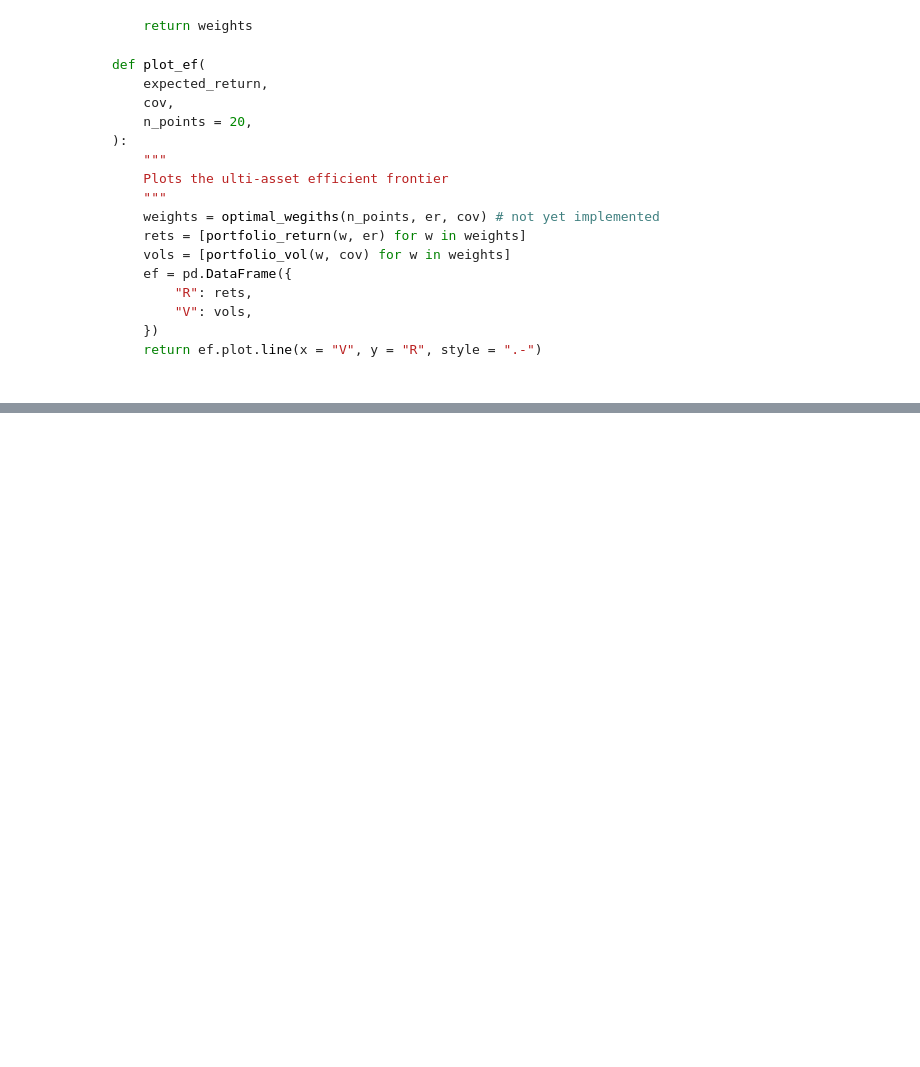
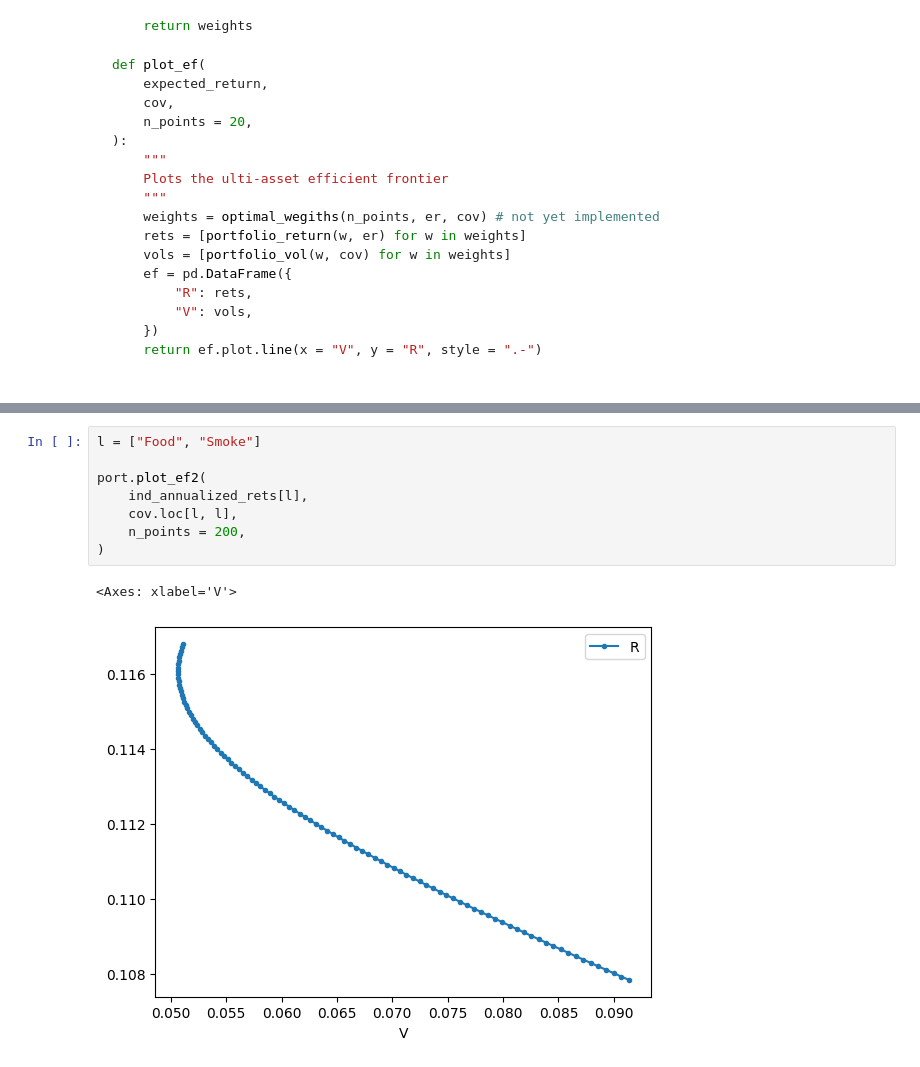
Before and after one commit to JoohanJin/portfolio_management_prac, a Jupyter notebook: lib/9_efficient_frontier_part_3.ipynb, the cells around one changed output, grey strips where cells are left out. Drawn from its saved outputs; the diff is of its cells as text; blank space fills up the shorter version.

```diff
--- a/lib/9_efficient_frontier_part_3.ipynb
+++ b/lib/9_efficient_frontier_part_3.ipynb
@@ -103,0 +119,11 @@ def plot_ef(
+# %%
+l = ["Food", "Smoke"]
+
+port.plot_ef2(
+    ind_annualized_rets[l],
+    cov.loc[l, l],
+    n_points = 200,
+)
+# %% [output]
+<Axes: xlabel='V'>
+[figure, added]
```
Also changed, not shown: parts of 2 cells of this notebook.
